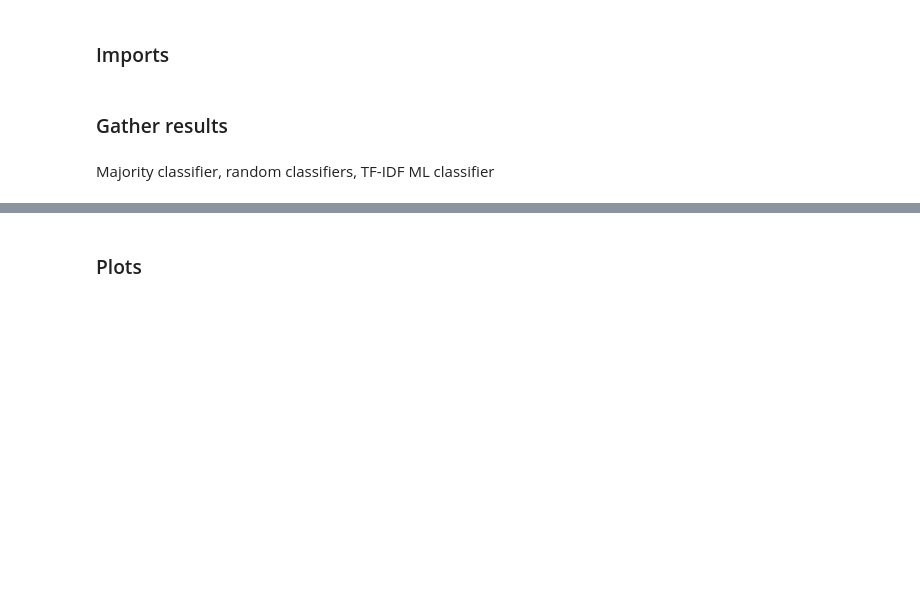
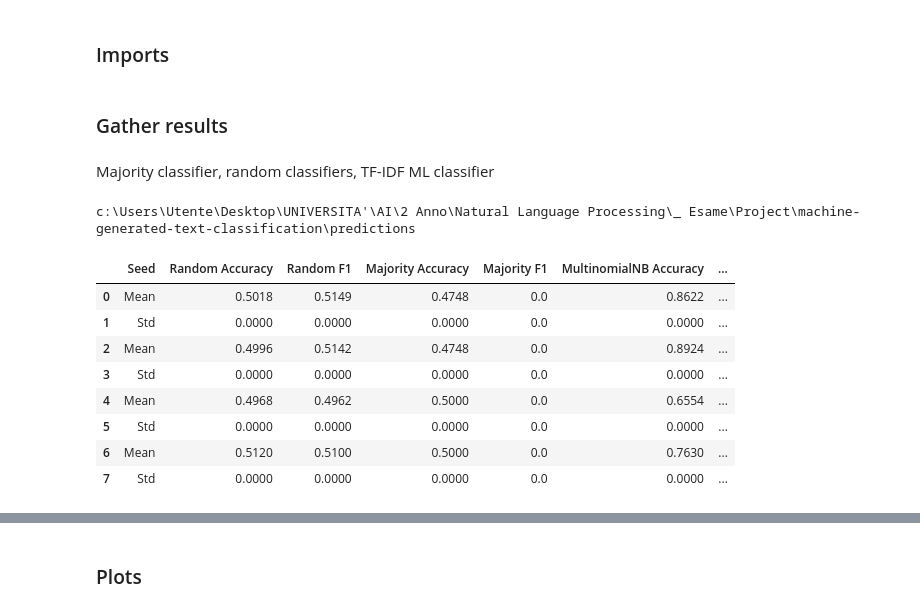
Before and after one commit to edomerli/machine-generated-text-classification, a Jupyter notebook: results_plotter.ipynb, the cells around one changed output, grey strips where cells are left out. Saved outputs shown, nothing was run; the diff lists cells and outputs as text; code cells hidden in the pictures; blank space fills up the shorter version.

Commit message:
update plotter and rename tfidf_val_results_full
tfidf_val_results_full there was not full

```diff
--- a/results_plotter.ipynb
+++ b/results_plotter.ipynb
@@ -20,0 +13,40 @@ folder_path = "C:/Users/Utente/Desktop/UNIVERSITA'/AI/2 Anno/Natural Language Pr
+# %%
+# Take table from "./predictions" dir
+cwd_path = os.getcwd()
+folder_path =  os.path.join(cwd_path, "predictions")
+
+print(folder_path)
+# %% [output]
+c:\Users\Utente\Desktop\UNIVERSITA'\AI\2 Anno\Natural Language Processing\_ Esame\Project\machine-generated-text-classification\predictions
+# %%
+# Table is hand-written from results present in weights and biases
+table_tfidf = pd.DataFrame()
+table_deberta = pd.DataFrame()
+for file in os.listdir(folder_path):
+    df = pd.read_csv(os.path.join(folder_path, file))
+    df = df.iloc[5:]
+    df['set'] = file.split('_')[1]
+    df['portion'] = file.split('_')[3]
+        # table = table.append(df)
+    if 'tfidf' in file:
+        table_tfidf = pd.concat([table_tfidf, df], axis=0)
+    else:
+        table_deberta = pd.concat([table_deberta, df], axis=0)
+
+table_tfidf = table_tfidf.reset_index(drop=True)
+table_tfidf = table_tfidf.drop(columns=['Unnamed: 0'])
+
+table_deberta = table_deberta.reset_index(drop=True)
+table_deberta = table_deberta.drop(columns=['Unnamed: 0'])
+
+table_tfidf.head(20)
+# %% [output]
+|  | Seed | Random Accuracy | Random F1 | Majority Accuracy | Majority F1 | MultinomialNB Accuracy | ... |
+| 0 | Mean | 0.5018 | 0.5149 | 0.4748 | 0.0 | 0.8622 | ... |
+| 1 | Std | 0.0000 | 0.0000 | 0.0000 | 0.0 | 0.0000 | ... |
+| 2 | Mean | 0.4996 | 0.5142 | 0.4748 | 0.0 | 0.8924 | ... |
+| 3 | Std | 0.0000 | 0.0000 | 0.0000 | 0.0 | 0.0000 | ... |
+| 4 | Mean | 0.4968 | 0.4962 | 0.5000 | 0.0 | 0.6554 | ... |
+| 5 | Std | 0.0000 | 0.0000 | 0.0000 | 0.0 | 0.0000 | ... |
+| 6 | Mean | 0.5120 | 0.5100 | 0.5000 | 0.0 | 0.7630 | ... |
+| 7 | Std | 0.0000 | 0.0000 | 0.0000 | 0.0 | 0.0000 | ... |
```
Also changed, not shown: parts of 5 cells of this notebook, 1 other file.
